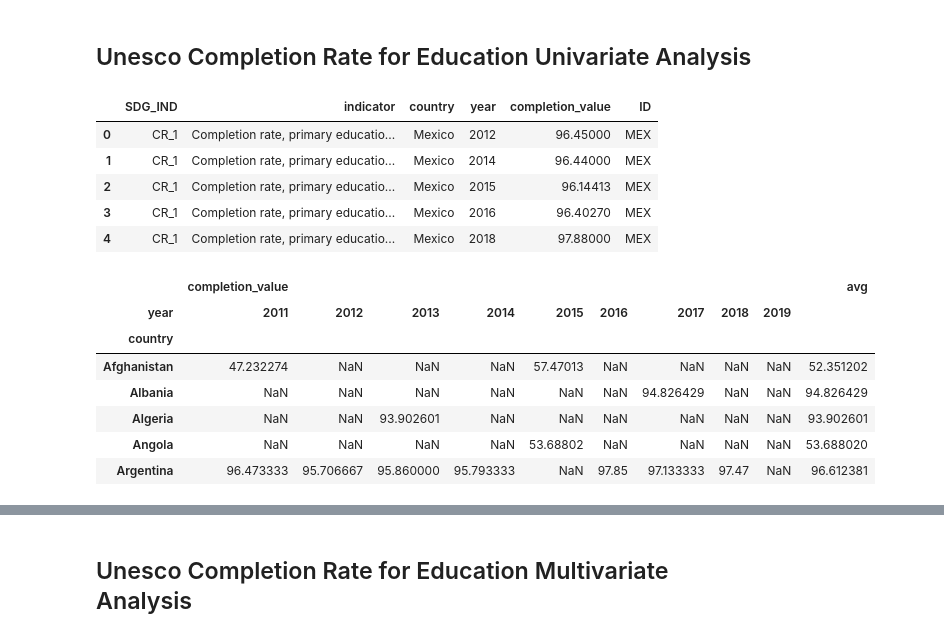
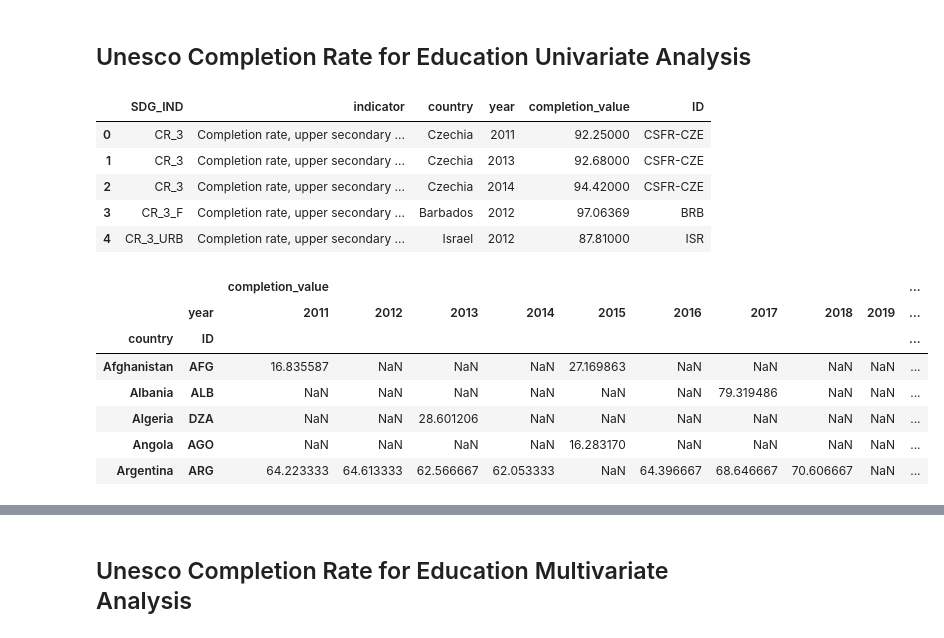
Before and after one commit to One-O-Nine/data-cleaning, a Jupyter notebook: EDA/unesco.ipynb, the cells around one changed output, grey strips where cells are left out. Saved outputs shown, nothing was run; the diff lists cells and outputs as text; code cells hidden in the pictures.

```diff
--- a/EDA/unesco.ipynb
+++ b/EDA/unesco.ipynb
@@ -7,32 +7,32 @@ import seaborn as sns
 import matplotlib.pyplot as plt
 import json
 # %%
-df_primary = pd.read_csv('unesco-completion-rate-primary-education-clean.csv')
-# df_lower_secondary = pd.read_csv('unesco-completion-rate-lower-secondary-education-clean.csv')
-# df_upper_secondary = pd.read_csv('unesco-completion-rate-upper-secondary-education-clean.csv')
+# df_unesco = pd.read_csv('unesco-completion-rate-primary-education-clean.csv')
+# df_unesco = pd.read_csv('unesco-completion-rate-lower-secondary-education-clean.csv')
+df_unesco = pd.read_csv('unesco-completion-rate-upper-secondary-education-clean.csv')
 # %%
-df_primary.head()
+df_unesco.head()
 # %% [output]
 |  | SDG_IND | indicator | country | year | completion_value | ID |
-| 0 | CR_1 | Completion rate, primary educatio... | Mexico | 2012 | 96.45000 | MEX |
-| 1 | CR_1 | Completion rate, primary educatio... | Mexico | 2014 | 96.44000 | MEX |
-| 2 | CR_1 | Completion rate, primary educatio... | Mexico | 2015 | 96.14413 | MEX |
-| 3 | CR_1 | Completion rate, primary educatio... | Mexico | 2016 | 96.40270 | MEX |
-| 4 | CR_1 | Completion rate, primary educatio... | Mexico | 2018 | 97.88000 | MEX |
+| 0 | CR_3 | Completion rate, upper secondary ... | Czechia | 2011 | 92.25000 | CSFR-CZE |
+| 1 | CR_3 | Completion rate, upper secondary ... | Czechia | 2013 | 92.68000 | CSFR-CZE |
+| 2 | CR_3 | Completion rate, upper secondary ... | Czechia | 2014 | 94.42000 | CSFR-CZE |
+| 3 | CR_3_F | Completion rate, upper secondary ... | Barbados | 2012 | 97.06369 | BRB |
+| 4 | CR_3_URB | Completion rate, upper secondary ... | Israel | 2012 | 87.81000 | ISR |
 # %%
-df_unstack_years = df_primary.pivot_table(columns=['year'], index="country", values=['completion_value'], fill_value=np.nan)
+df_unstack_years = df_unesco.pivot_table(columns=['year'], index=["country", 'ID'], values=['completion_value'], fill_value=np.nan)
 
 df_unstack_years['avg'] = df_unstack_years.mean(axis=1)
 df_unstack_years.head()
 # %% [output]
-|  | completion_value |  |  |  |  |  |  |  |  | avg |
-| year | 2011 | 2012 | 2013 | 2014 | 2015 | 2016 | 2017 | 2018 | 2019 |  |
-| country |  |  |  |  |  |  |  |  |  |  |
-| Afghanistan | 47.232274 | NaN | NaN | NaN | 57.47013 | NaN | NaN | NaN | NaN | 52.351202 |
-| Albania | NaN | NaN | NaN | NaN | NaN | NaN | 94.826429 | NaN | NaN | 94.826429 |
-| Algeria | NaN | NaN | 93.902601 | NaN | NaN | NaN | NaN | NaN | NaN | 93.902601 |
-| Angola | NaN | NaN | NaN | NaN | 53.68802 | NaN | NaN | NaN | NaN | 53.688020 |
-| Argentina | 96.473333 | 95.706667 | 95.860000 | 95.793333 | NaN | 97.85 | 97.133333 | 97.47 | NaN | 96.612381 |
+|  |  | completion_value |  |  |  |  |  |  |  |  | ... |
+|  | year | 2011 | 2012 | 2013 | 2014 | 2015 | 2016 | 2017 | 2018 | 2019 | ... |
+| country | ID |  |  |  |  |  |  |  |  |  | ... |
+| Afghanistan | AFG | 16.835587 | NaN | NaN | NaN | 27.169863 | NaN | NaN | NaN | NaN | ... |
+| Albania | ALB | NaN | NaN | NaN | NaN | NaN | NaN | 79.319486 | NaN | NaN | ... |
+| Algeria | DZA | NaN | NaN | 28.601206 | NaN | NaN | NaN | NaN | NaN | NaN | ... |
+| Angola | AGO | NaN | NaN | NaN | NaN | 16.283170 | NaN | NaN | NaN | NaN | ... |
+| Argentina | ARG | 64.223333 | 64.613333 | 62.566667 | 62.053333 | NaN | 64.396667 | 68.646667 | 70.606667 | NaN | ... |
 # %%
 df_unstack_years.describe()['avg']
 # %% [output]
```
Also changed, not shown: parts of 17 cells of this notebook.
